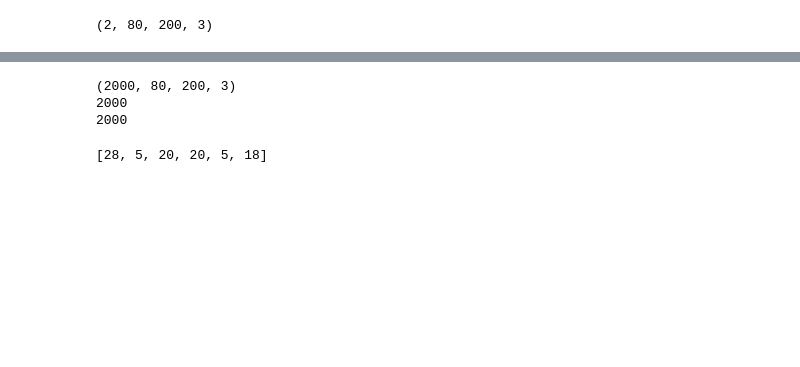
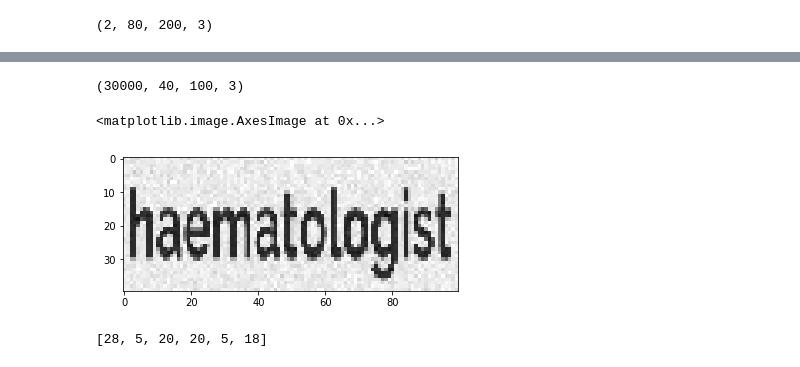
Before and after one commit to danyentezari/bn-ocr, a Jupyter notebook: keras_ocr_bignumber_generator.ipynb, the cells around one changed output, grey strips where cells are left out. Cells and saved outputs as stored; diff of their text form; code cells hidden in the pictures; blank space fills up the shorter version.

```diff
--- a/keras_ocr_bignumber_generator.ipynb
+++ b/keras_ocr_bignumber_generator.ipynb
@@ -275,0 +280,27 @@ plt.imshow(data_F[0])
+# %%
+import os
+
+
+data_F = []
+data_L = []
+
+n_images = len( os.listdir("./out"))
+n_images = 30000
+
+for fi in os.listdir("./out")[0:n_images]:
+    d = re.split('_', fi)
+
+    img = loadImage(f'./out/{fi}')
+
+    data_F.append(img)
+    data_L.append(d[1])
+
+data_F = np.array(data_F)
+data_L = np.array(data_L)
+data_F.reshape(n_images, ch, cw, 3)
+print(data_F.shape)
+plt.imshow(data_F[0])
+# %% [output]
+(30000, 40, 100, 3)
+<matplotlib.image.AxesImage at 0x...>
+[figure, added]
@@ -276,12 +309,8 @@ plt.imshow(data_F[0])
 # %%
-# data_F[0].eval(session=tf.compat.v1.Session())
-print(data_F.shape)
-print(n)
-print(len(Lines))
+# # data_F[0].eval(session=tf.compat.v1.Session())
+# print(data_F.shape)
+# print(n)
+# print(len(Lines))
-# %% [output]
-(2000, 80, 200, 3)
-2000
-2000
 # %%
 # plt.imshow(data_F[0])
 
```
Also changed, not shown: parts of 35 cells of this notebook.
